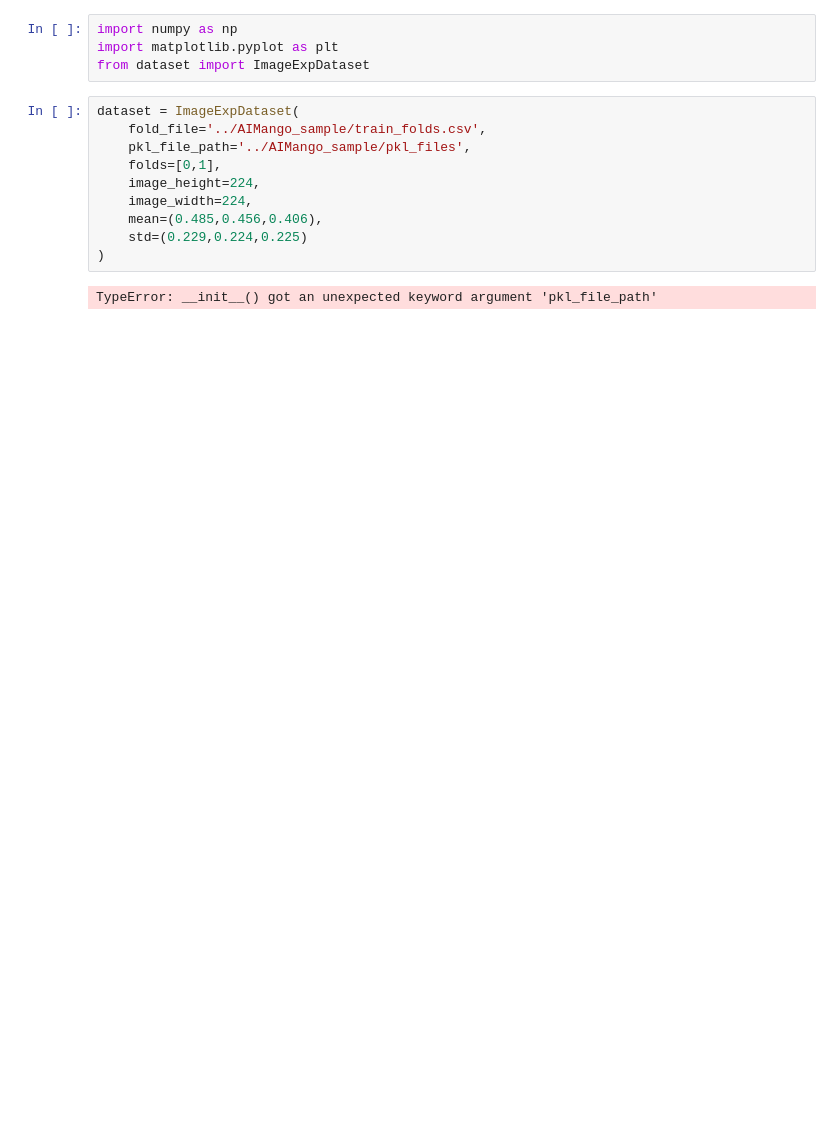
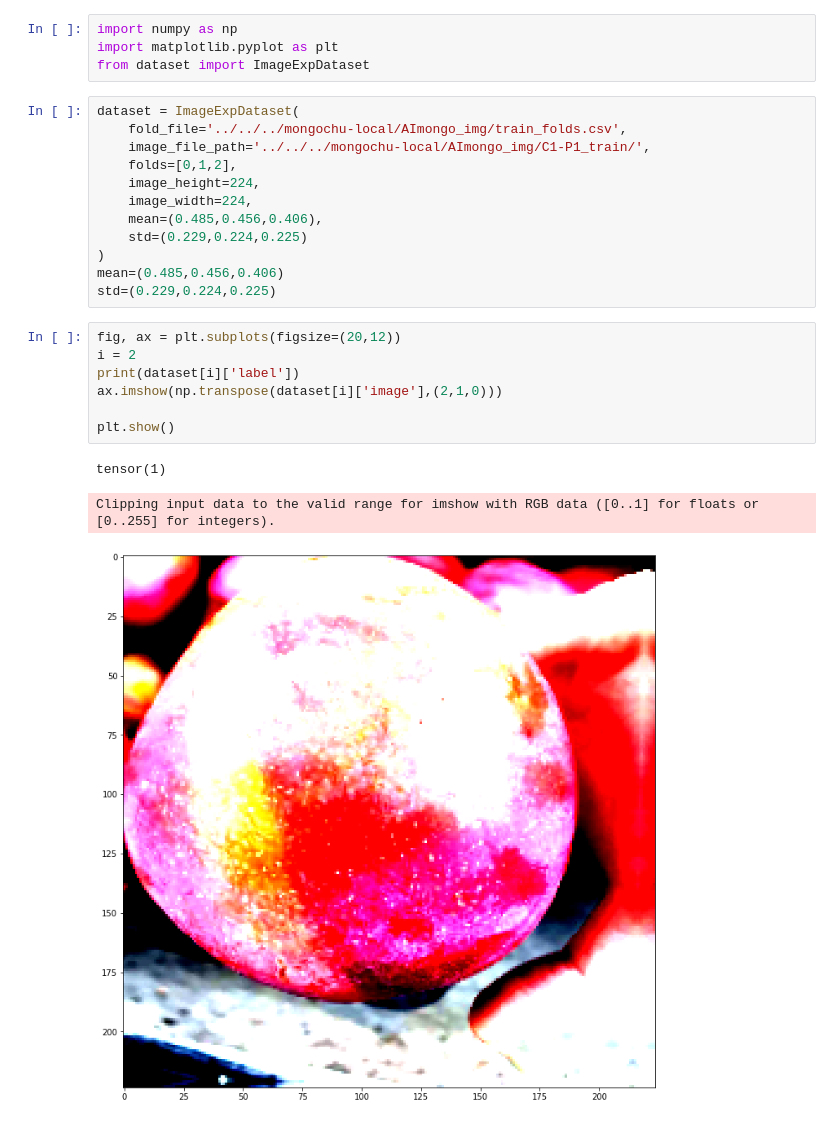
Before and after one commit to areomoon/Mongochu, a Jupyter notebook: Talisker/src/Image_augment_EDA.ipynb, the cells around one changed output. Drawn from its saved outputs; the diff is of its cells as text; blank space fills up the shorter version.

Commit message:
pic argumentations

```diff
--- a/Talisker/src/Image_augment_EDA.ipynb
+++ b/Talisker/src/Image_augment_EDA.ipynb
@@ -4,15 +4,26 @@ import matplotlib.pyplot as plt
 from dataset import ImageExpDataset
 # %%
 dataset = ImageExpDataset(
-    fold_file='../AIMango_sample/train_folds.csv',
-    pkl_file_path='../AIMango_sample/pkl_files',
-    folds=[0,1],
+    fold_file='../../../mongochu-local/AImongo_img/train_folds.csv',
+    image_file_path='../../../mongochu-local/AImongo_img/C1-P1_train/',
+    folds=[0,1,2],
     image_height=224,
     image_width=224,
     mean=(0.485,0.456,0.406),
     std=(0.229,0.224,0.225)
 )
+mean=(0.485,0.456,0.406)
+std=(0.229,0.224,0.225)
-# %% [output]
-TypeError: __init__() got an unexpected keyword argument 'pkl_file_path'
+# %%
+fig, ax = plt.subplots(figsize=(20,12))
+i = 2
+print(dataset[i]['label'])
+ax.imshow(np.transpose(dataset[i]['image'],(2,1,0)))
+
+plt.show()
+# %% [output]
+tensor(1)
+Clipping input data to the valid range for imshow with RGB data ([0..1] for floats or [0..255] for integers).
+[figure, added]
 # %%
 ind = 0
```
Also changed, not shown: parts of 1 cell of this notebook, 1 other file.
